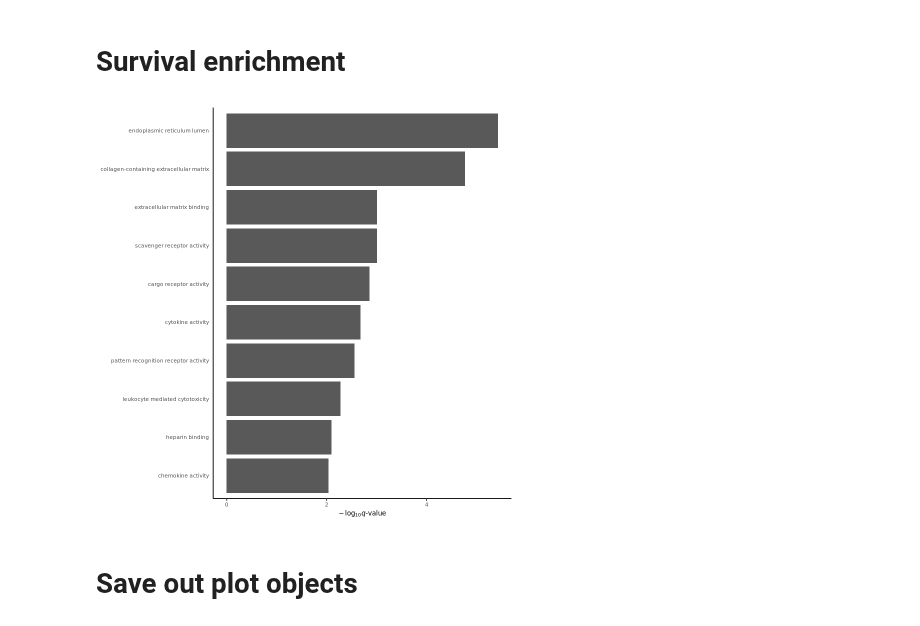
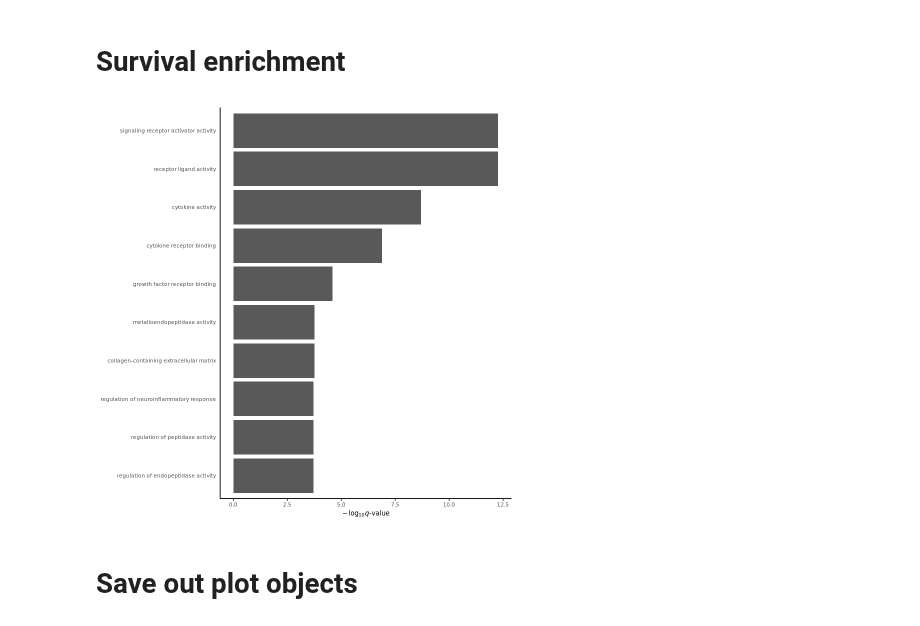
Before and after one commit to fogg-lab/characterizing-ecm-transcriptome-of-endometriosis, a Jupyter notebook: figures/ea_results_vis.ipynb, the cells around one changed output. Drawn from its saved outputs; the diff is of its cells as text; code cells hidden in the pictures.

```diff
--- a/figures/ea_results_vis.ipynb
+++ b/figures/ea_results_vis.ipynb
@@ -19,7 +19,7 @@ dirs <- rutils::get_dev_directories(dev_paths_file = "../dev_paths.txt")
 projects <- c("CESC", "UCS", "UCEC")
 unified_dsets <- c("unified_cervical_data", "unified_uterine_data", "unified_uterine_endometrial_data")
 # %%
-dset_idx <- 3
+dset_idx <- 1
 # %%
 text_size <- 8
 guide_size <- 1
@@ -121,14 +123,16 @@ ggsave(paste0(dirs$figures_dir, "/enrichment/", unified_dsets[dset_idx], "_figo_
 # Survival enrichment
 # %%
 ea_plot(survival_go_df, top = top_n)
-ggsave(paste0(dirs$figures_dir, "/enrichment/", unified_dsets[dset_idx], "_survival_go.png"), last_plot(), height = ht, width = wd, dpi = dpi)
+survival_goplot <- last_plot()
+ggsave(paste0(dirs$figures_dir, "/enrichment/", unified_dsets[dset_idx], "_survival_go.png"), survival_goplot, height = ht, width = wd, dpi = dpi)
 
 if (dset_idx != 3) {
     ea_plot(survival_kegg_df, top = top_n)
-    ggsave(paste0(dirs$figures_dir, "/enrichment/", unified_dsets[dset_idx], "_survival_kegg.png"), last_plot(), height = ht, width = wd, dpi = dpi)
+    survival_keggplot <- last_plot()
+    ggsave(paste0(dirs$figures_dir, "/enrichment/", unified_dsets[dset_idx], "_survival_kegg.png"), survival_keggplot, height = ht, width = wd, dpi = dpi)
 }
 # %% [output]
-[figure, old version]
+[figure, new version]
 # %% [markdown]
 # Save out plot objects
 # %%
```
Also changed, not shown: parts of 5 cells of this notebook, 1 other file.
